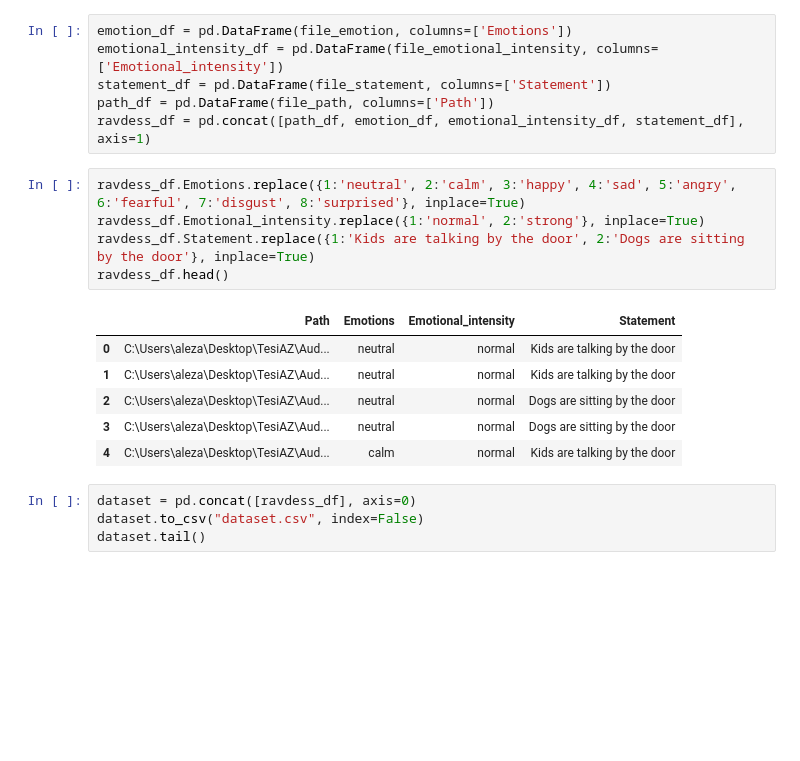
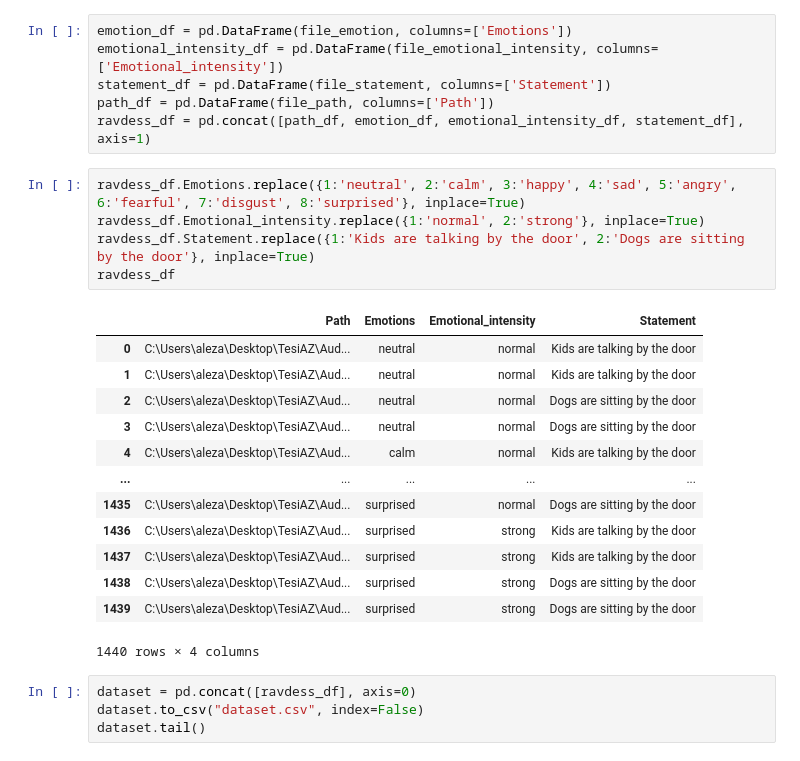
Before and after one commit to Eleonora-f/Thesis_project, a Jupyter notebook: Emotion detection from multilingual audio using.ipynb, the cells around one changed output. Cells and saved outputs as stored; diff of their text form; blank space fills up the shorter version.

```diff
--- a/Emotion detection from multilingual audio using.ipynb
+++ b/Emotion detection from multilingual audio using.ipynb
@@ -184,15 +184,22 @@ ravdess_df = pd.concat([path_df, emotion_df, emotional_intensity_df, statement_d
 # %%
 ravdess_df.Emotions.replace({1:'neutral', 2:'calm', 3:'happy', 4:'sad', 5:'angry', 6:'fearful', 7:'disgust', 8:'surprised'}, inplace=True)
 ravdess_df.Emotional_intensity.replace({1:'normal', 2:'strong'}, inplace=True)
 ravdess_df.Statement.replace({1:'Kids are talking by the door', 2:'Dogs are sitting by the door'}, inplace=True)
-ravdess_df.head()
+ravdess_df
 # %% [output]
 |  | Path | Emotions | Emotional_intensity | Statement |
 | 0 | C:\Users\aleza\Desktop\TesiAZ\Aud... | neutral | normal | Kids are talking by the door |
 | 1 | C:\Users\aleza\Desktop\TesiAZ\Aud... | neutral | normal | Kids are talking by the door |
 | 2 | C:\Users\aleza\Desktop\TesiAZ\Aud... | neutral | normal | Dogs are sitting by the door |
 | 3 | C:\Users\aleza\Desktop\TesiAZ\Aud... | neutral | normal | Dogs are sitting by the door |
 | 4 | C:\Users\aleza\Desktop\TesiAZ\Aud... | calm | normal | Kids are talking by the door |
+| ... | ... | ... | ... | ... |
+| 1435 | C:\Users\aleza\Desktop\TesiAZ\Aud... | surprised | normal | Dogs are sitting by the door |
+| 1436 | C:\Users\aleza\Desktop\TesiAZ\Aud... | surprised | strong | Kids are talking by the door |
+| 1437 | C:\Users\aleza\Desktop\TesiAZ\Aud... | surprised | strong | Kids are talking by the door |
+| 1438 | C:\Users\aleza\Desktop\TesiAZ\Aud... | surprised | strong | Dogs are sitting by the door |
+| 1439 | C:\Users\aleza\Desktop\TesiAZ\Aud... | surprised | strong | Dogs are sitting by the door |
+1440 rows × 4 columns
 # %%
 dataset = pd.concat([ravdess_df], axis=0)
 dataset.to_csv("dataset.csv", index=False)
```
Also changed, not shown: parts of 41 cells of this notebook.
